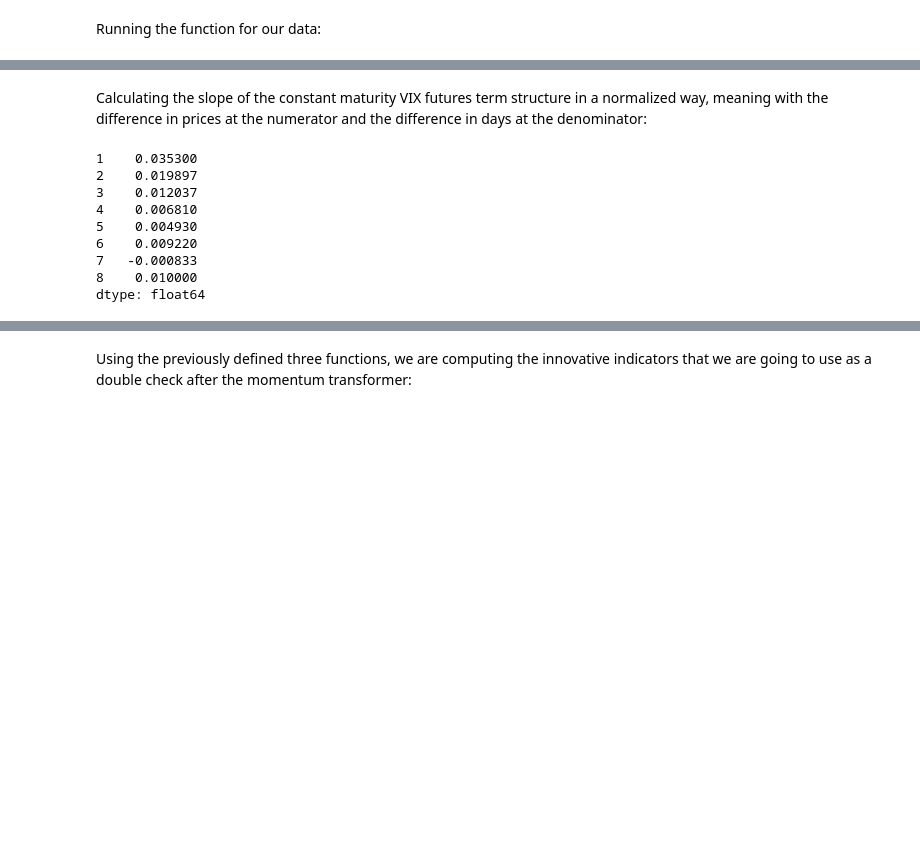
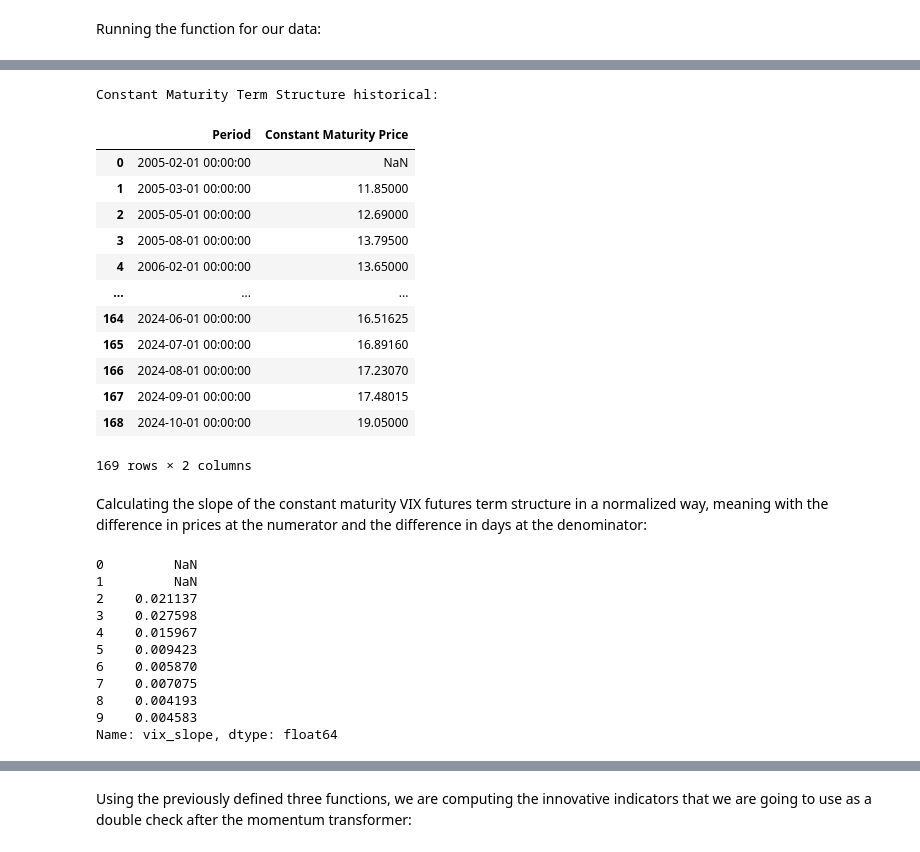
Before and after one commit to AleInc996/Capstone_WQU, a Jupyter notebook: model.ipynb, the cells around one changed output, grey strips where cells are left out. Cells and saved outputs as stored; diff of their text form; code cells hidden in the pictures; blank space fills up the shorter version.

```diff
--- a/model.ipynb
+++ b/model.ipynb
@@ -148,16 +201,35 @@ Constant Maturity Term Structure:
+# %%
+print("Constant Maturity Term Structure historical:") # printing the new term structure, made of prices at constant maturity
+constant_maturity_hist[['Period', 'Constant Maturity Price']]
+# %% [output]
+Constant Maturity Term Structure historical:
+|  | Period | Constant Maturity Price |
+| 0 | 2005-02-01 00:00:00 | NaN |
+| 1 | 2005-03-01 00:00:00 | 11.85000 |
+| 2 | 2005-05-01 00:00:00 | 12.69000 |
+| 3 | 2005-08-01 00:00:00 | 13.79500 |
+| 4 | 2006-02-01 00:00:00 | 13.65000 |
+| ... | ... | ... |
+| 164 | 2024-06-01 00:00:00 | 16.51625 |
+| 165 | 2024-07-01 00:00:00 | 16.89160 |
+| 166 | 2024-08-01 00:00:00 | 17.23070 |
+| 167 | 2024-09-01 00:00:00 | 17.48015 |
+| 168 | 2024-10-01 00:00:00 | 19.05000 |
+169 rows × 2 columns
 # %% [markdown]
 Calculating the slope of the constant maturity VIX futures term structure in a normalized way, meaning with the difference in prices at the numerator and the difference in days at the denominator:
 # %%
-vix_slope = constant_maturity_df["Price"].diff() / constant_maturity_df["Constant Maturity (Days)"].diff() # computing the slope of the term structure
-vix_slope = vix_slope.dropna()
-vix_slope
+constant_maturity_ahead['vix_slope'] = constant_maturity_ahead["Constant Maturity Price"].diff() / constant_maturity_ahead["Days to expiration"].diff() # computing the slope of the term structure
+constant_maturity_ahead['vix_slope']
 # %% [output]
-1    0.035300
-2    0.019897
-3    0.012037
-4    0.006810
-5    0.004930
-6    0.009220
-7   -0.000833
-8    0.010000
-dtype: float64
+0         NaN
+1         NaN
+2    0.021137
+3    0.027598
+4    0.015967
+5    0.009423
+6    0.005870
+7    0.007075
+8    0.004193
+9    0.004583
+Name: vix_slope, dtype: float64
```
Also changed, not shown: parts of 22 cells of this notebook.
